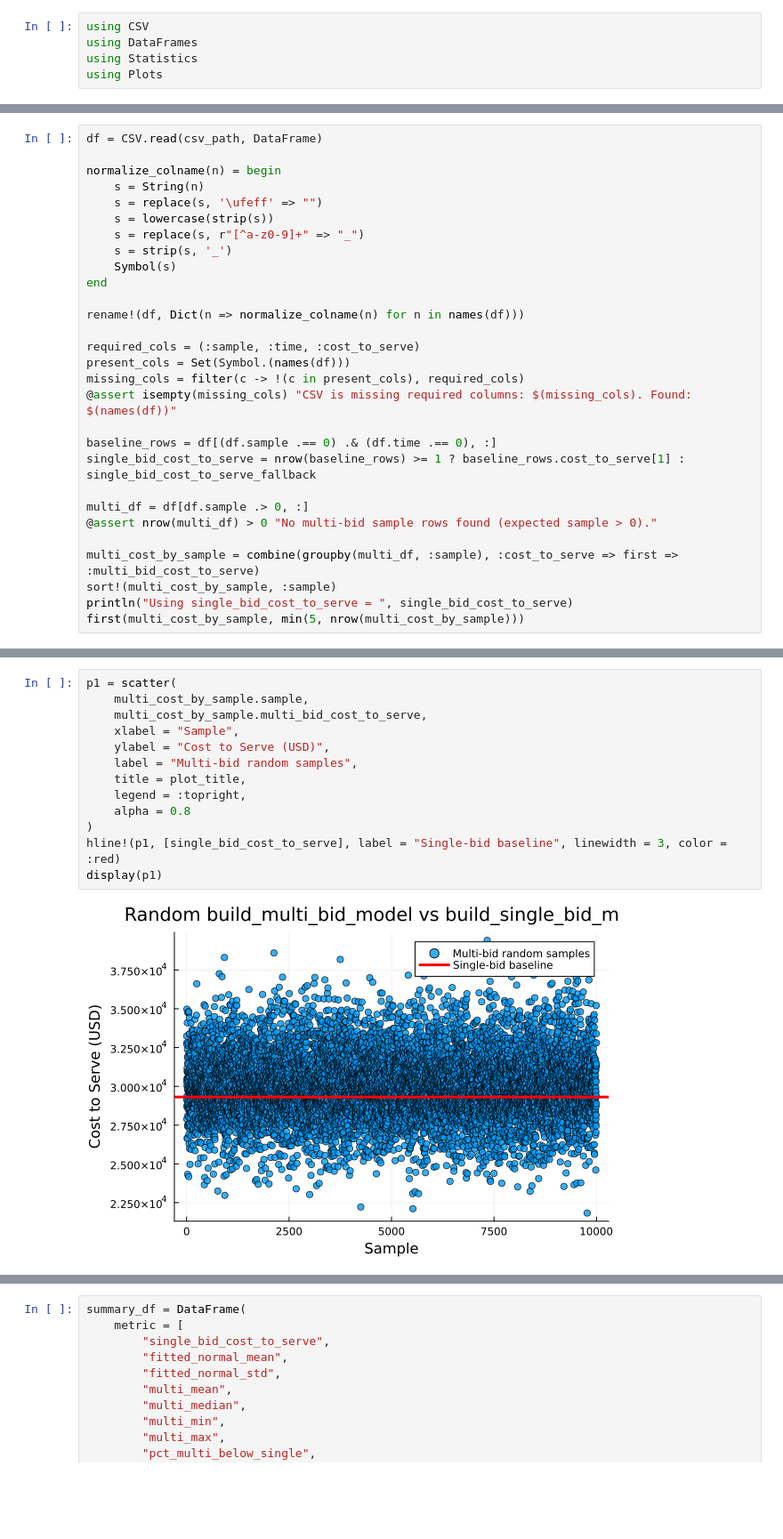
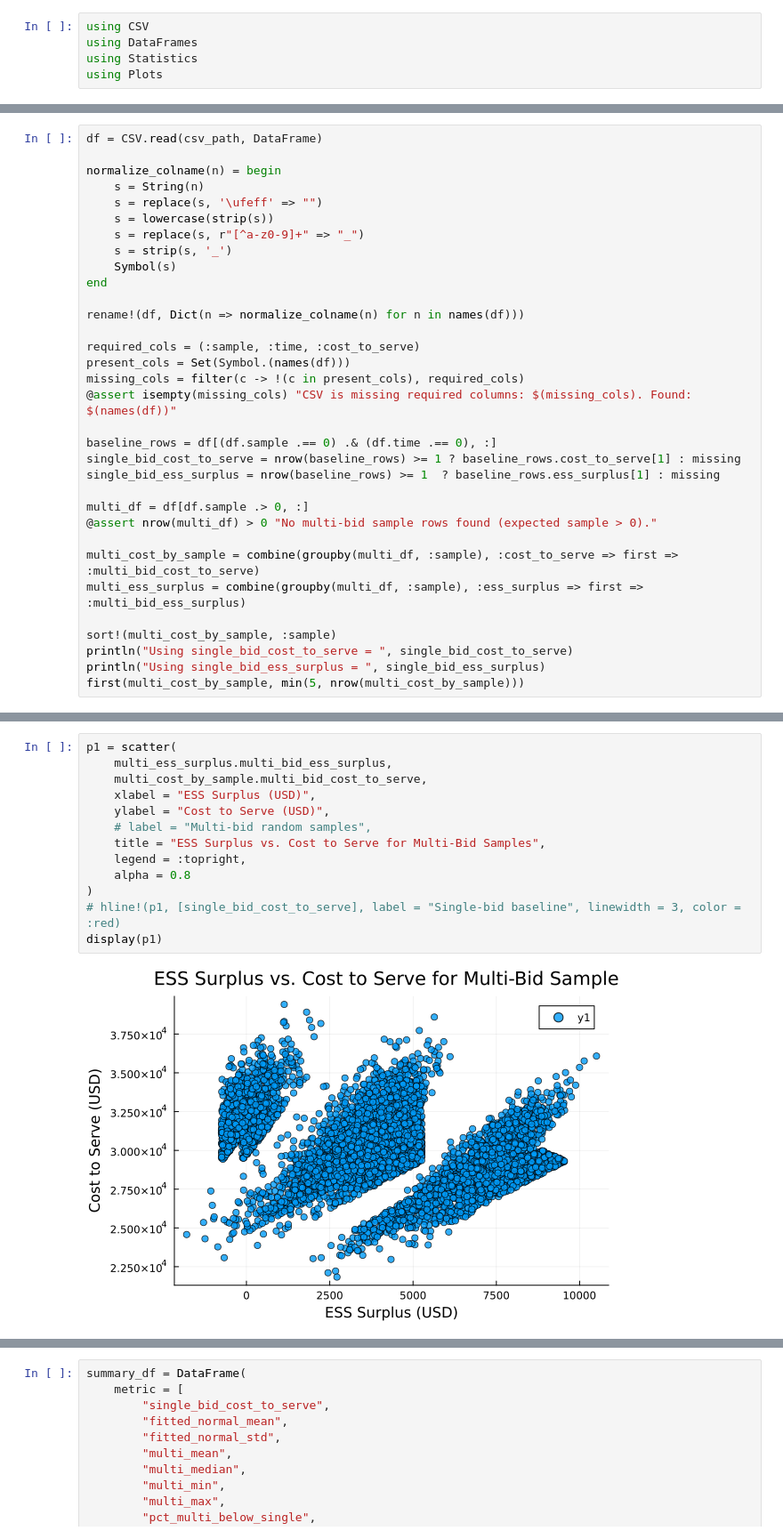
Before and after one commit to NLaws/storage_market_models, a Jupyter notebook: notebooks/plot_cost_to_serve.ipynb, the cells around one changed output, grey strips where cells are left out. Shown at 89% size. Cells and saved outputs as stored; diff of their text form; blank space fills up the shorter version.

Commit message:
update the plotting notebook

```diff
--- a/notebooks/plot_cost_to_serve.ipynb
+++ b/notebooks/plot_cost_to_serve.ipynb
@@ -34,14 +32,18 @@ missing_cols = filter(c -> !(c in present_cols), required_cols)
 @assert isempty(missing_cols) "CSV is missing required columns: $(missing_cols). Found: $(names(df))"
 
 baseline_rows = df[(df.sample .== 0) .& (df.time .== 0), :]
-single_bid_cost_to_serve = nrow(baseline_rows) >= 1 ? baseline_rows.cost_to_serve[1] : single_bid_cost_to_serve_fallback
+single_bid_cost_to_serve = nrow(baseline_rows) >= 1 ? baseline_rows.cost_to_serve[1] : missing
+single_bid_ess_surplus = nrow(baseline_rows) >= 1  ? baseline_rows.ess_surplus[1] : missing
 
 multi_df = df[df.sample .> 0, :]
 @assert nrow(multi_df) > 0 "No multi-bid sample rows found (expected sample > 0)."
 
 multi_cost_by_sample = combine(groupby(multi_df, :sample), :cost_to_serve => first => :multi_bid_cost_to_serve)
+multi_ess_surplus = combine(groupby(multi_df, :sample), :ess_surplus => first => :multi_bid_ess_surplus)
+
 sort!(multi_cost_by_sample, :sample)
 println("Using single_bid_cost_to_serve = ", single_bid_cost_to_serve)
+println("Using single_bid_ess_surplus = ", single_bid_ess_surplus)
 first(multi_cost_by_sample, min(5, nrow(multi_cost_by_sample)))
 # %% [output]
 Using single_bid_cost_to_serve = 29310.0
@@ -56,15 +66,15 @@ Using single_bid_cost_to_serve = 29310.0
 # %%
 p1 = scatter(
-    multi_cost_by_sample.sample,
+    multi_ess_surplus.multi_bid_ess_surplus,
     multi_cost_by_sample.multi_bid_cost_to_serve,
-    xlabel = "Sample",
+    xlabel = "ESS Surplus (USD)",
     ylabel = "Cost to Serve (USD)",
-    label = "Multi-bid random samples",
-    title = plot_title,
+    # label = "Multi-bid random samples",
+    title = "ESS Surplus vs. Cost to Serve for Multi-Bid Samples",
     legend = :topright,
     alpha = 0.8
 )
-hline!(p1, [single_bid_cost_to_serve], label = "Single-bid baseline", linewidth = 3, color = :red)
+# hline!(p1, [single_bid_cost_to_serve], label = "Single-bid baseline", linewidth = 3, color = :red)
 display(p1)
 # %% [output]
-[figure, old version]
+[figure, new version]
```
Also changed, not shown: parts of 6 cells of this notebook.
